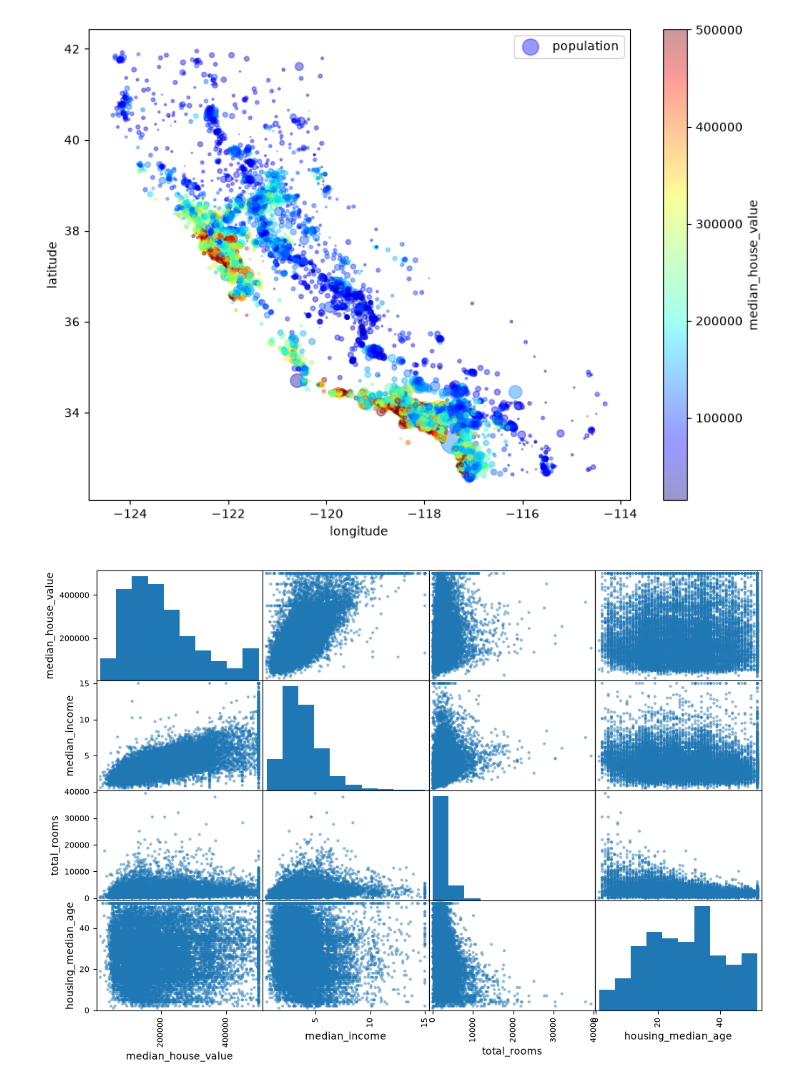
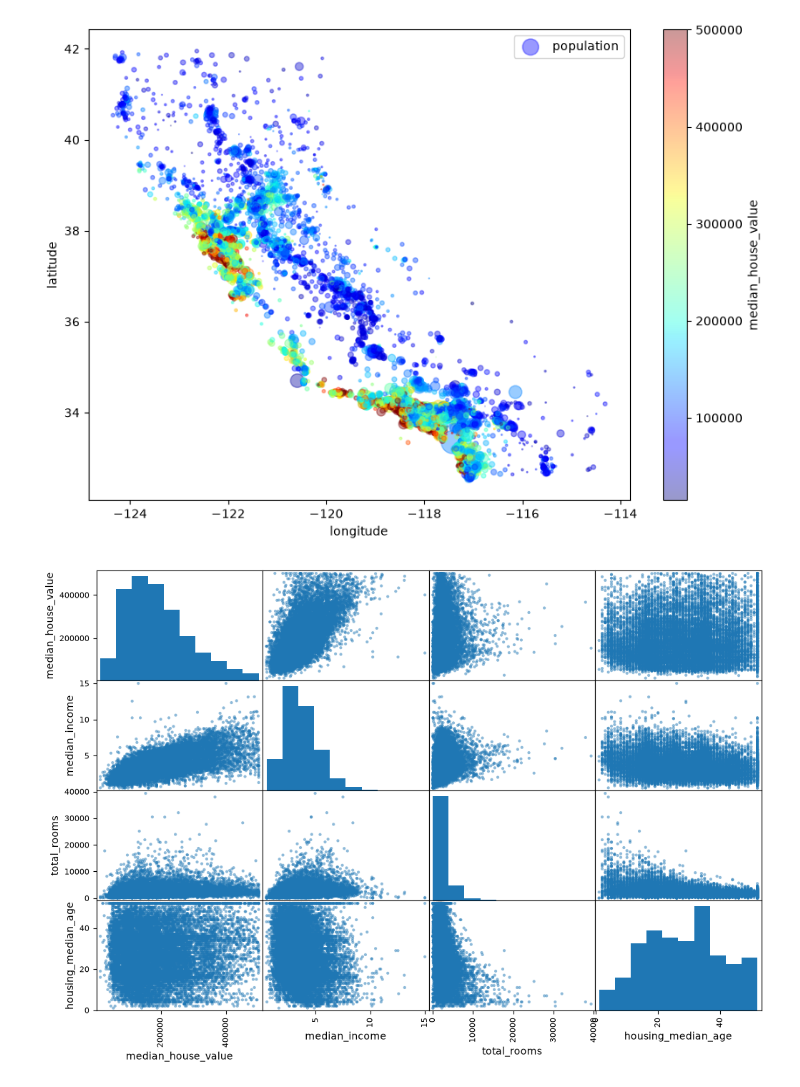
Before and after one commit to Atwidans/MachineLearning, a Jupyter notebook: housing_ml(thx Aurelien Geron)/ml_housing.ipynb, the cells around one changed output. Drawn from its saved outputs; the diff is of its cells as text; code cells hidden in the pictures.

Commit message:
work in ml_housing, data analysis (strings, where median_house_value > 500000 or, median_house_value == 450000 or, median_house_value == 35000, are deleted)

```diff
--- a/housing_ml(thx Aurelien Geron)/ml_housing.ipynb
+++ b/housing_ml(thx Aurelien Geron)/ml_housing.ipynb
@@ -31,32 +31,35 @@ for train_index, test_index in split.split(housing, housing["income_cat"]):
     strat_test_set = housing.loc[test_index]
 for set_ in(strat_train_set, strat_test_set):
     set_.drop("income_cat", axis=1, inplace=True)
 
 housing = strat_train_set.copy()
 housing.hist(bins = 50 ,figsize = (20, 15))
 plt.show()
 
 housing.plot(kind = "scatter", x = "longitude" , y = "latitude", alpha = 0.4, s=housing["population"]/100, label = "population",
 figsize = (10, 7), c = "median_house_value",
 cmap = plt.get_cmap("jet"), colorbar=True)
 plt.legend()
 
+max_value = strat_train_set["median_house_value"].max()
+values_to_remove = [max_value, 450000, 350000]
+strat_train_set = strat_train_set[~strat_train_set["median_house_value"].isin(values_to_remove)]
 attributes = ["median_house_value", "median_income", "total_rooms", "housing_median_age" ]
-scatter_matrix(housing[attributes], figsize= (12, 8))
+scatter_matrix(strat_train_set[attributes], figsize= (12, 8))
 
 corr_matrix = housing.corr(numeric_only=True, method="spearman") #!spearman helps to avoid emissions!
 corr_matrix["median_house_value"].sort_values(ascending=False)
 # %% [output]
 [figure]
 median_house_value    1.000000
 median_income         0.675714
 total_rooms           0.204476
 households            0.110722
 total_bedrooms        0.084284
 housing_median_age    0.083301
 population            0.001309
 longitude            -0.071562
 latitude             -0.162283
 Name: median_house_value, dtype: float64
 [figure]
-[figure, old version]
+[figure, new version]
```
